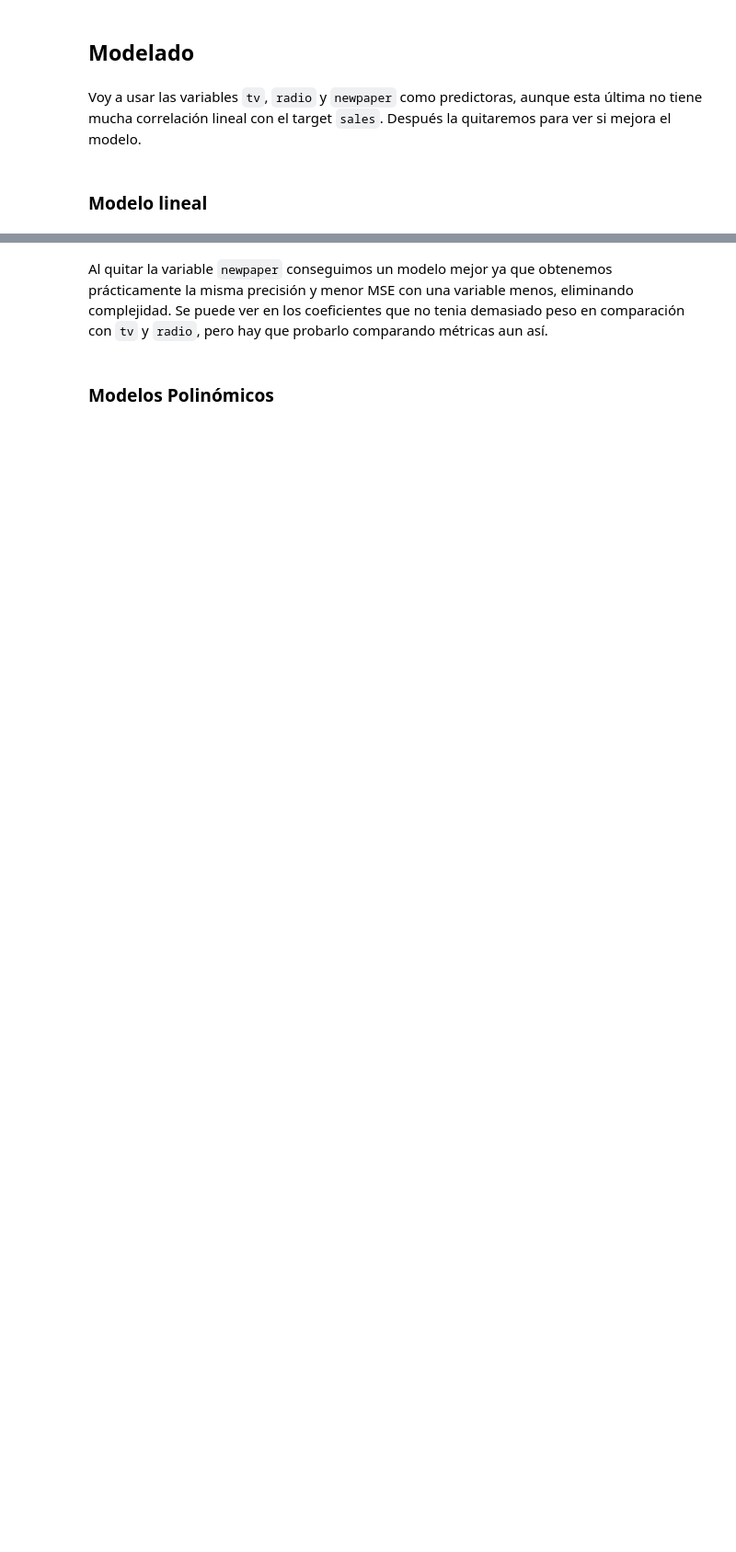
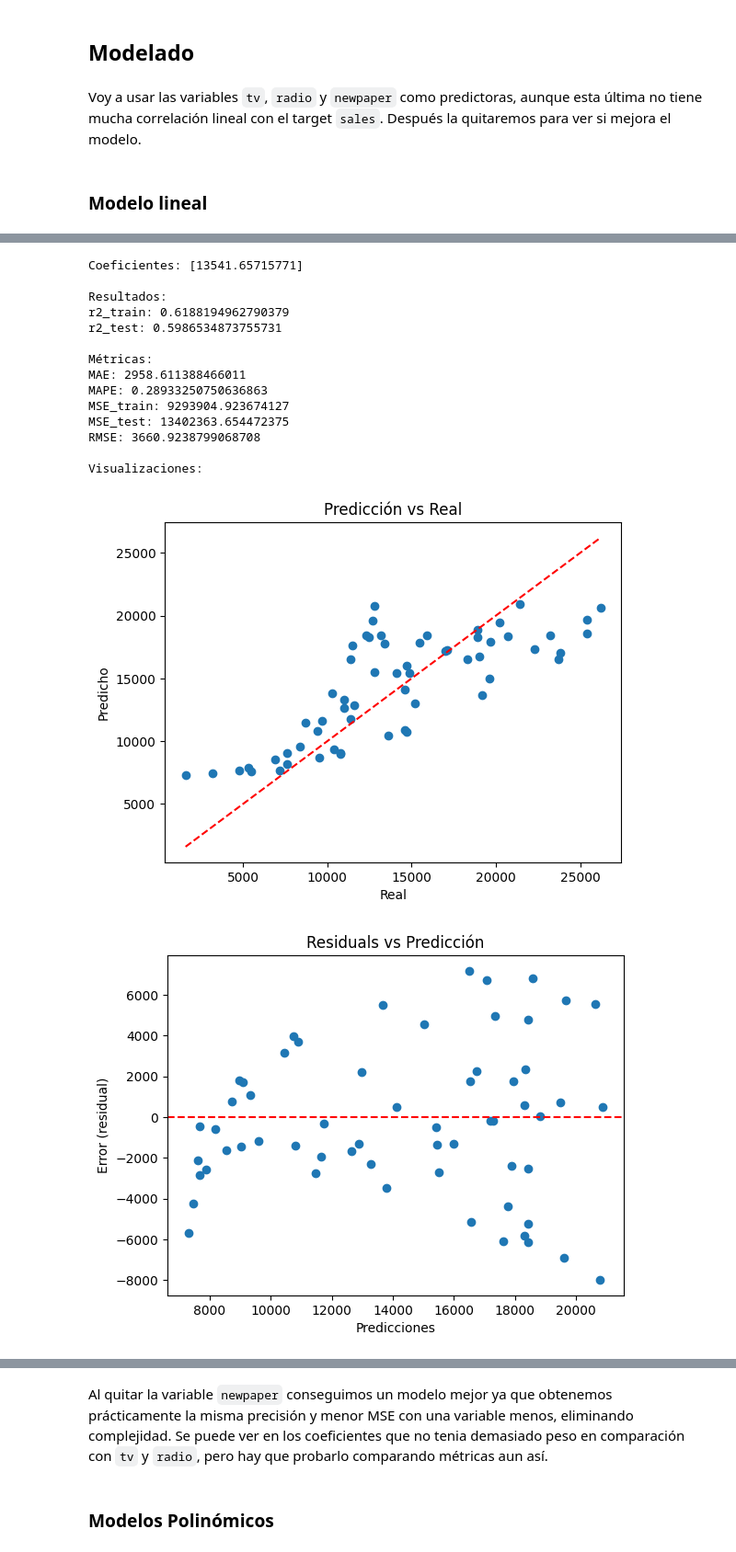
Before and after one commit to ianu717/2026-02-BILBAO-FT-Data-Science, a Jupyter notebook: 3-Machine_Learning/1-Supervisado/1-Regression/3-Regularization/ejercicios/Advertising_RidgeLasso_Unai.ipynb, the cells around one changed output, grey strips where cells are left out. Shown at 92% size. Drawn from its saved outputs; the diff is of its cells as text; code cells hidden in the pictures; blank space fills up the shorter version.

```diff
--- a/3-Machine_Learning/1-Supervisado/1-Regression/3-Regularization/ejercicios/Advertising_RidgeLasso_Unai.ipynb
+++ b/3-Machine_Learning/1-Supervisado/1-Regression/3-Regularization/ejercicios/Advertising_RidgeLasso_Unai.ipynb
@@ -210,0 +213,19 @@ Visualizaciones:
+# %%
+do_linear_regression(df[['tv']], df['sales'])
+# %% [output]
+Coeficientes: [13541.65715771]
+
+Resultados:
+r2_train: 0.6188194962790379
+r2_test: 0.5986534873755731
+
+Métricas:
+MAE: 2958.611388466011
+MAPE: 0.28933250750636863
+MSE_train: 9293904.923674127
+MSE_test: 13402363.654472375
+RMSE: 3660.9238799068708
+
+Visualizaciones:
+[figure, added]
+[figure, added]
```
Also changed, not shown: parts of 4 cells of this notebook, 1 other file.
